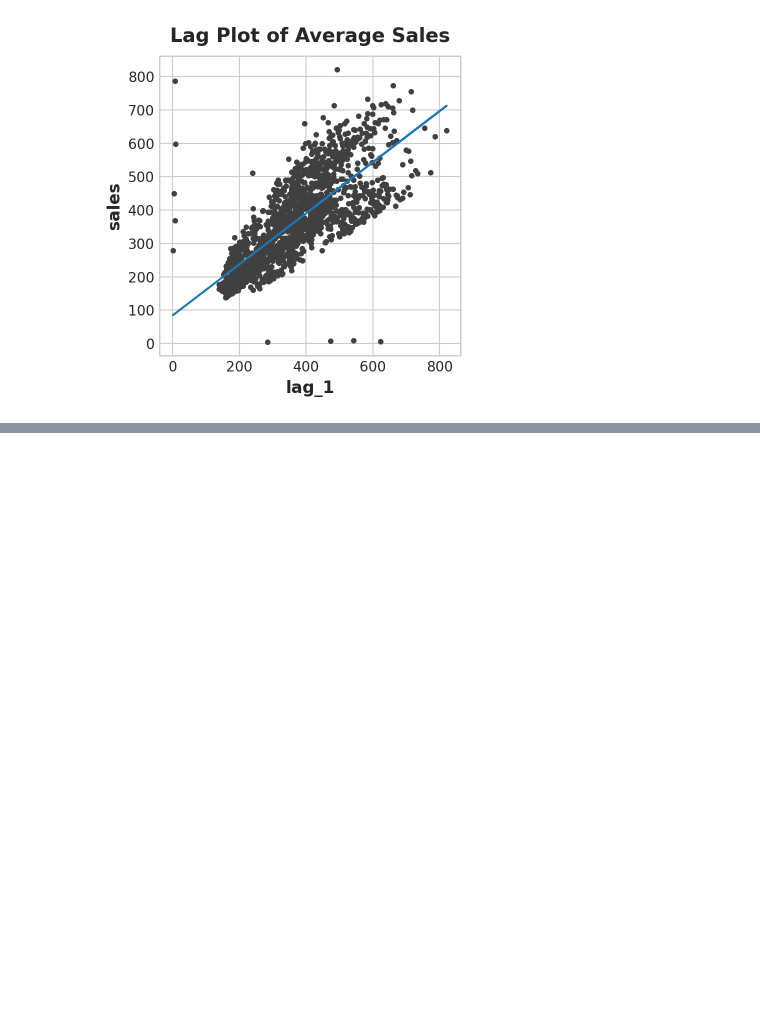
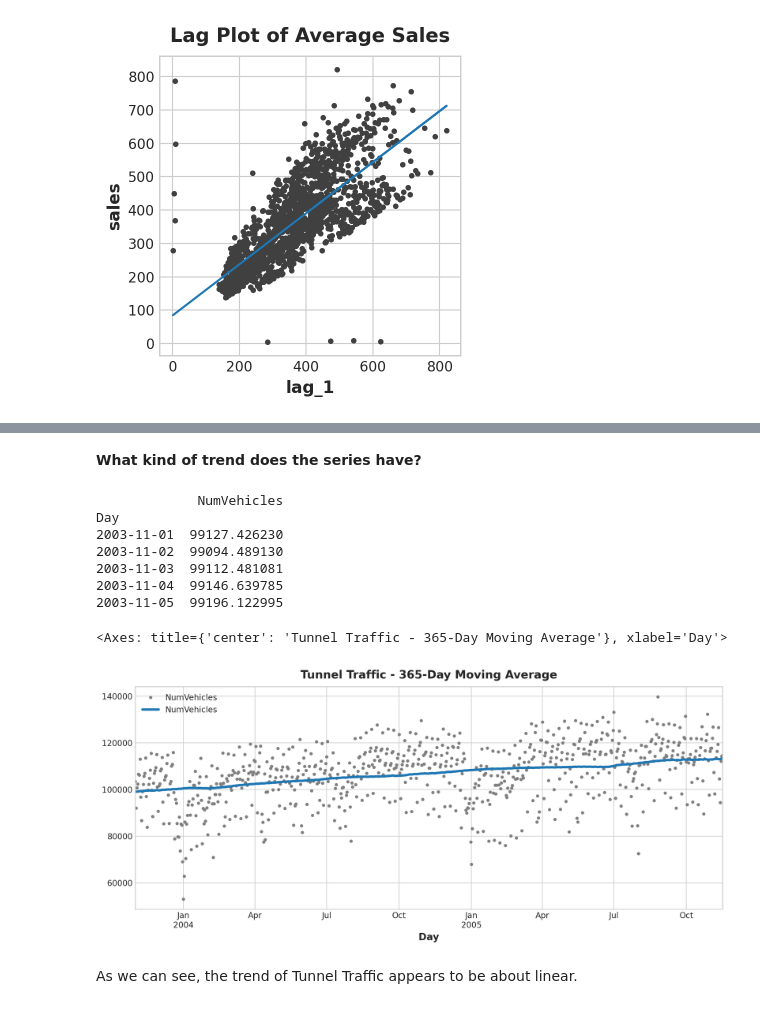
Before and after one commit to albert-joonyoung-park/kaggle-lessons, a Jupyter notebook: kaggle-time-series.ipynb, the cells around one changed output, grey strips where cells are left out. Drawn from its saved outputs; the diff is of its cells as text; code cells hidden in the pictures; blank space fills up the shorter version.

Commit message:
Kaggle Notebook | kaggle-time-series | Version 3

```diff
--- a/kaggle-time-series.ipynb
+++ b/kaggle-time-series.ipynb
@@ -598,0 +676,32 @@ Intercept: 84.22308
+# %% [markdown]
+**What kind of trend does the series have?**
+# %%
+# identify the series trend by making moving average plot
+# Data recordied daily, choose the series 'window' - 365 days
+# Average plot will 'smooth over' any short term changes over the window
+
+# df.rolling() method - returns df for moving avg values for each time unit in window
+moving_average = tunnel.rolling(
+    window=365,      # 365-day window
+    center=True,      # puts the average at the center of window
+    min_periods=183   # choose appx. half of window size
+).mean()  # compute the mean(avg.) for this, others available - median, std, min, max ...
+print(moving_average.head())
+
+# plot the moving average with the original data points
+ax = tunnel.plot(style=".", color="0.5")  # original data points
+moving_average.plot(
+    ax=ax, linewidth=3, title="Tunnel Traffic - 365-Day Moving Average", legend=True,
+)
+# %% [output]
+             NumVehicles
+Day
+2003-11-01  99127.426230
+2003-11-02  99094.489130
+2003-11-03  99112.481081
+2003-11-04  99146.639785
+2003-11-05  99196.122995
+<Axes: title={'center': 'Tunnel Traffic - 365-Day Moving Average'}, xlabel='Day'>
+[figure, added]
+# %% [markdown]
+As we can see, the trend of Tunnel Traffic appears to be about linear.
```
Also changed, not shown: parts of 21 cells of this notebook.
